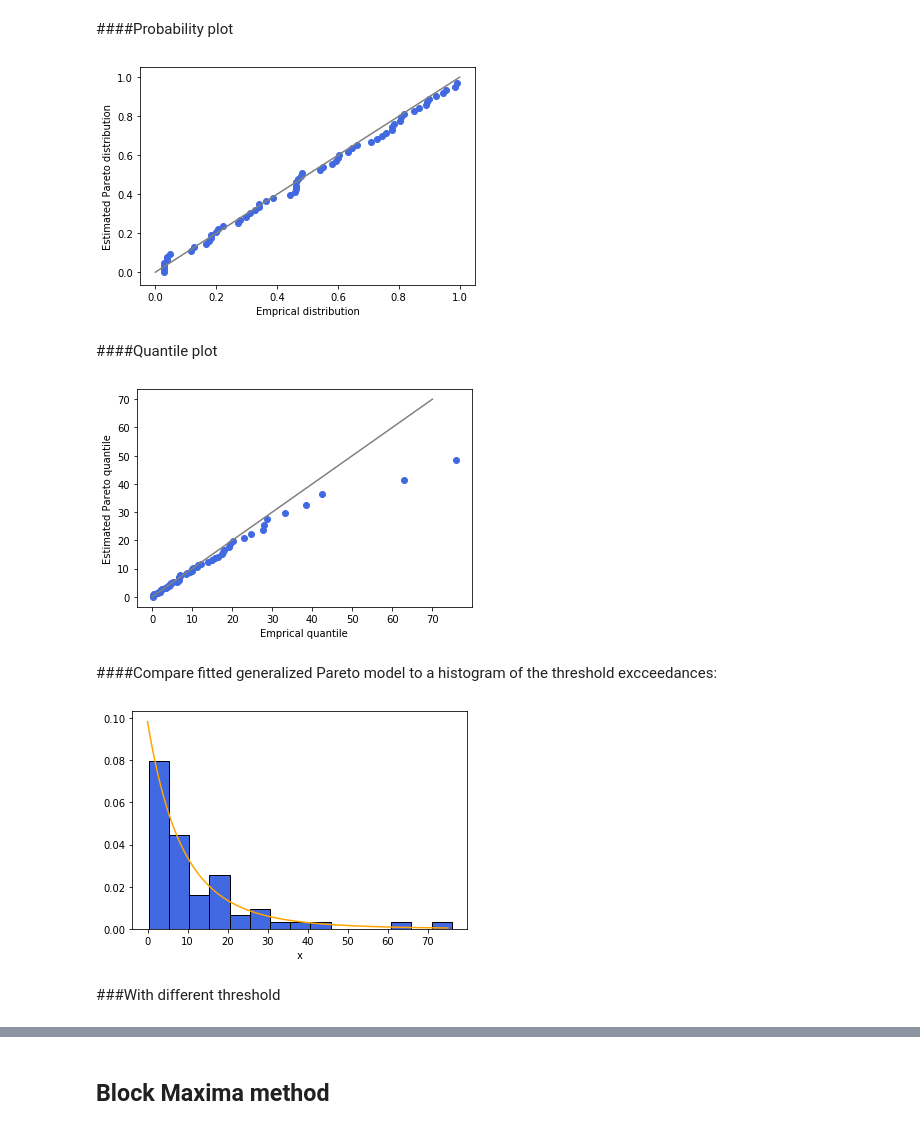
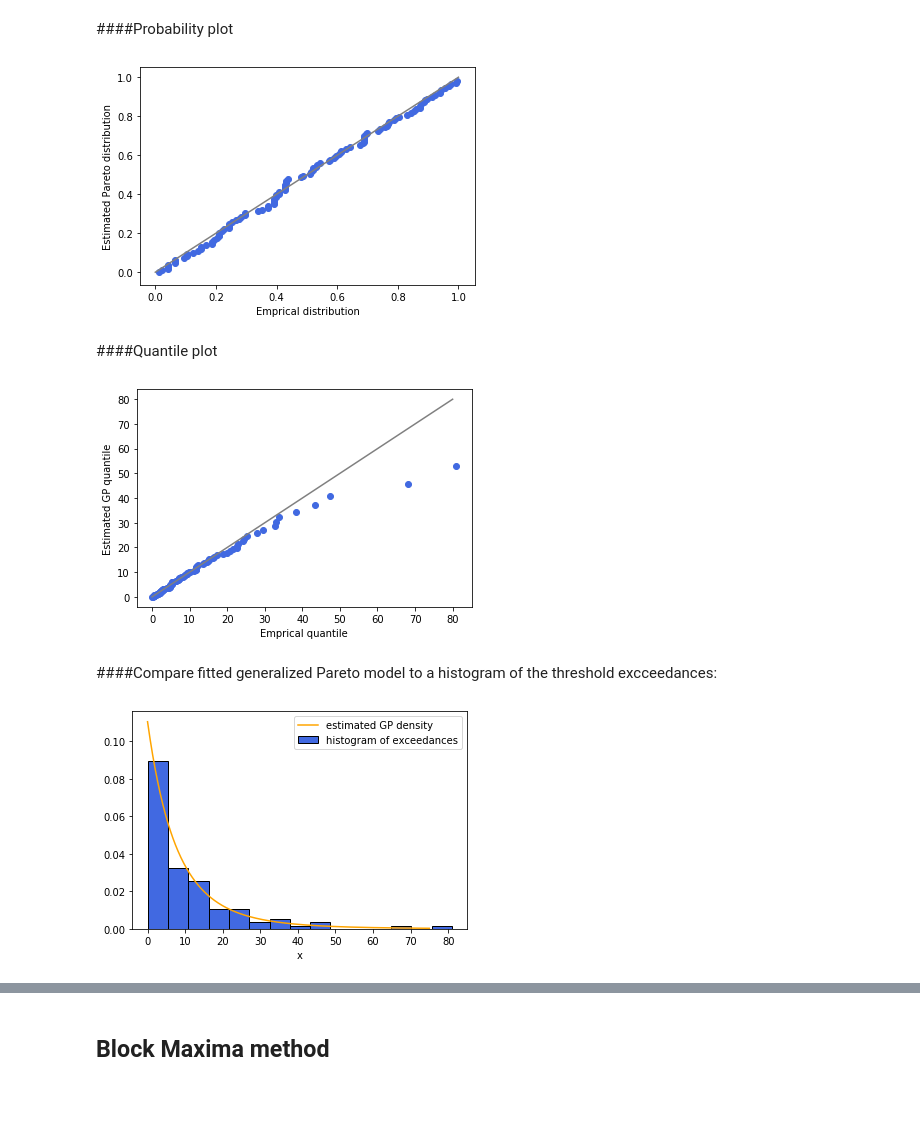
Before and after one commit to nathalieveronika/extreme_value_theory, a Jupyter notebook: 5Application.ipynb, the cells around one changed output, grey strips where cells are left out. Drawn from its saved outputs; the diff is of its cells as text; code cells hidden in the pictures; blank space fills up the shorter version.

```diff
--- a/5Application.ipynb
+++ b/5Application.ipynb
@@ -171,15 +161,15 @@ f = plt.figure()
 plt.xlabel("x")
 
 mle_xi = 0.18
-mle_sigma = 10.17
-u = 30
+mle_sigma = 9.05
+u = 25
 ecdf = ECDF(np.asarray(mm)[np.asarray(mm)>u])
 
 plt.plot(ecdf.x-u, ecdf.y,label="empirical distribution function",color="royalblue")
 
 x = np.linspace(0,70,100000)
 plt.plot(x,genpareto.cdf(x, c=mle_xi,scale=mle_sigma),
-         label="estimated Pareto distribution",color="orange")
+         label="estimated GP distribution",color="orange")
 plt.legend()
 plt.savefig(filepath+"directcomparision_df_rain.png", bbox_inches = 'tight')
 # %% [output]
@@ -206,37 +196,37 @@ plt.plot(x,x,color="grey")
 
 plt.savefig(filepath+"pp_plot_rain.png", bbox_inches = 'tight')
 # %% [output]
-[figure, old version]
+[figure, new version]
 # %% [markdown]
 ####Quantile plot
 # %%
 plt.scatter(sort, genpareto.ppf(empiricalcdf, c=mle_xi,scale=mle_sigma),color="royalblue")
 
 plt.xlabel('Emprical quantile')
-plt.ylabel('Estimated Pareto quantile')
+plt.ylabel('Estimated GP quantile')
 
-y = np.linspace(0,70,1000)
+y = np.linspace(0,80,1000)
 plt.plot(y,y,color="grey")
 
 plt.savefig(filepath+"qq_plot_rain.png", bbox_inches = 'tight')
 # %% [output]
-[figure, old version]
+[figure, new version]
 # %% [markdown]
 ####Compare fitted generalized Pareto model to a histogram of the threshold excceedances:
 # %%
 exceedances = []
 for i in mm:
   if i > u :
     exceedances.append(i-u)
 
+
 f = plt.figure()
 plt.xlabel("x")
 x = np.linspace(0,75,1000)
-plt.hist(exceedances,bins=15, density="True",histtype='bar',ec="black",color="royalblue")
-plt.plot(x,genpareto.pdf(x,c=mle_xi,scale=mle_sigma),color="orange")
+plt.hist(exceedances,bins=15, density="True",histtype='bar',ec="black",color="royalblue",label="histogram of exceedances")
+plt.plot(x,genpareto.pdf(x,c=mle_xi,scale=mle_sigma),color="orange",label="estimated GP density")
+plt.legend()
 plt.savefig(filepath+"histogram_rain.png", bbox_inches = 'tight')
 plt.show()
 # %% [output]
-[figure, old version]
+[figure, new version]
-# %% [markdown]
-###With different threshold
```
Also changed, not shown: parts of 18 cells of this notebook.
